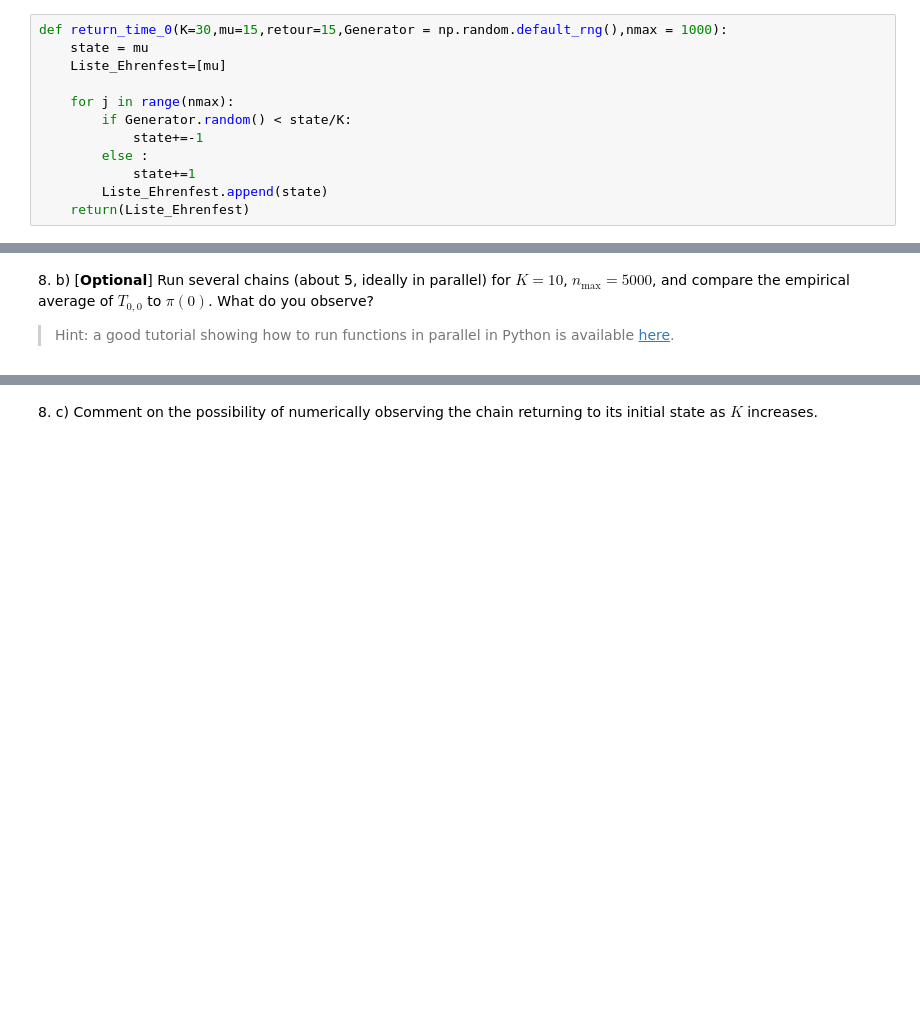
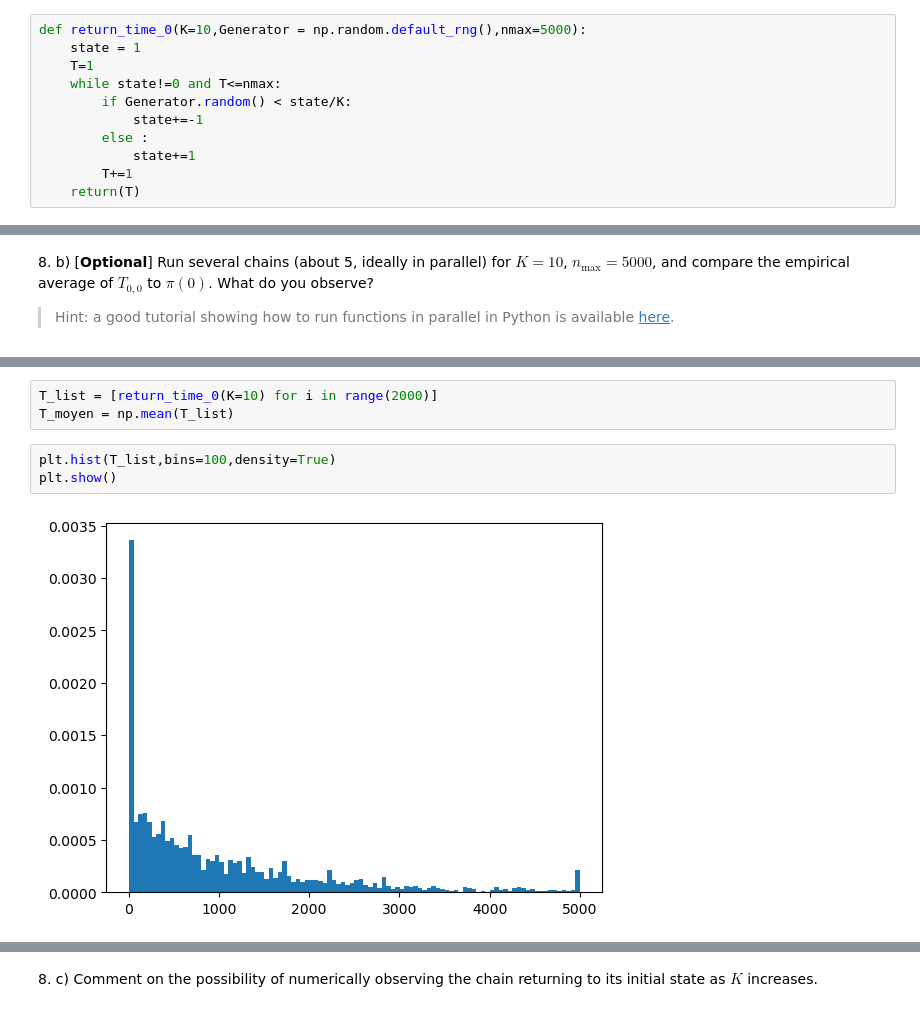
Before and after one commit to VictorNiaussat/MarkovChain, a Jupyter notebook: lab1_students/lab1_notebook.ipynb, the cells around one changed output, grey strips where cells are left out. Saved outputs shown, nothing was run; the diff lists cells and outputs as text; blank space fills up the shorter version.

```diff
--- a/lab1_students/lab1_notebook.ipynb
+++ b/lab1_students/lab1_notebook.ipynb
@@ -164,14 +154,13 @@ plt.show()
 # %% [markdown]
 8\. a) Modify the function defined in 1. so that it returns the return time to state 0, defined as $T_{0,0} = \inf \bigl\{ n > 0, X(n) = 0 \mid X(0) = 0 \bigr\}$.
 # %%
-def return_time_0(K=30,mu=15,retour=15,Generator = np.random.default_rng(),nmax = 1000):
-    state = mu
-    Liste_Ehrenfest=[mu]
-
-    for j in range(nmax):
+def return_time_0(K=10,Generator = np.random.default_rng(),nmax=5000):
+    state = 1
+    T=1
+    while state!=0 and T<=nmax:
         if Generator.random() < state/K:
             state+=-1
         else :
             state+=1
-        Liste_Ehrenfest.append(state)
-    return(Liste_Ehrenfest)
+        T+=1
+    return(T)
@@ -180,0 +188,8 @@ def return_time_0(K=30,mu=15,retour=15,Generator = np.random.default_rng(),nmax
+# %%
+T_list = [return_time_0(K=10) for i in range(2000)]
+T_moyen = np.mean(T_list)
+# %%
+plt.hist(T_list,bins=100,density=True)
+plt.show()
+# %% [output]
+[figure, added]
```
Also changed, not shown: parts of 12 cells of this notebook.
